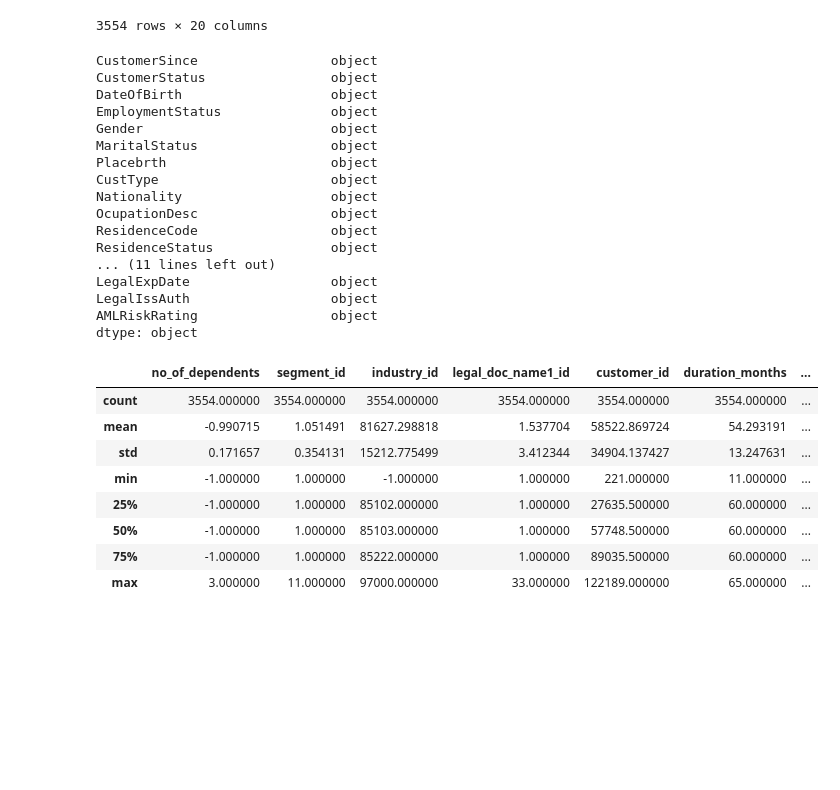
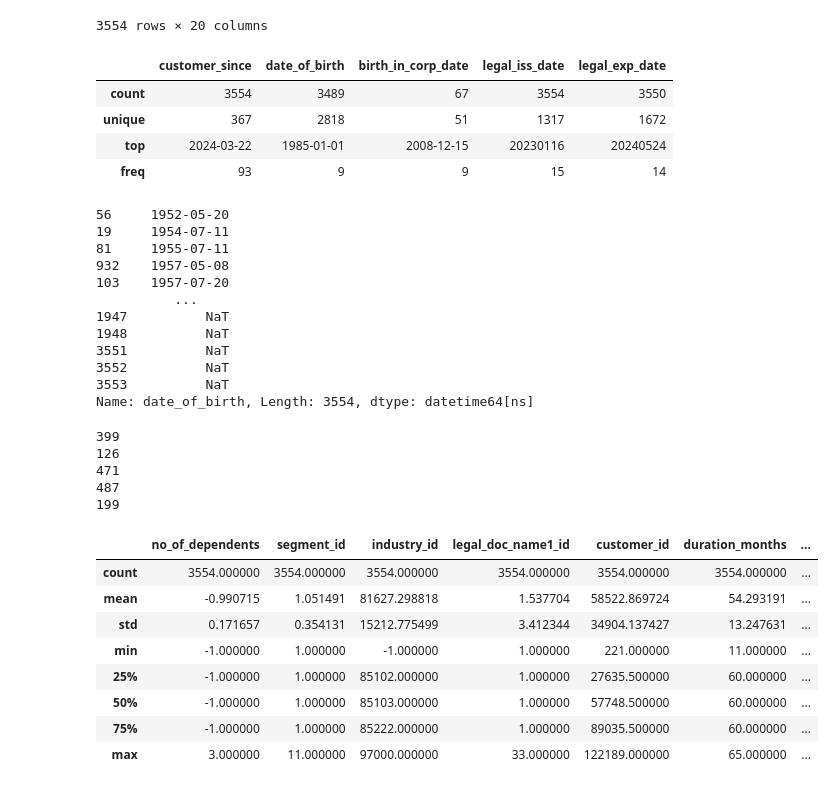
Before and after one commit to vilmanorja/MLOps_project, a Jupyter notebook: notebooks/expectations_cleaned_data.ipynb, the cells around one changed output. Drawn from its saved outputs; the diff is of its cells as text; code cells hidden in the pictures; blank space fills up the shorter version.

```diff
--- a/notebooks/expectations_cleaned_data.ipynb
+++ b/notebooks/expectations_cleaned_data.ipynb
@@ -41,26 +41,6 @@ features
 | 3552 | 82824 | Leasing | 5932670.67 | 24 | 25.0 | Monthly | ... |
 | 3553 | 98280 | Leasing | 1450000.00 | 36 | 37.0 | Monthly | ... |
 3554 rows × 20 columns
-# %%
-df.select_dtypes(exclude='number').dtypes
-# %% [output]
-CustomerSince                 object
-CustomerStatus                object
-DateOfBirth                   object
-EmploymentStatus              object
-Gender                        object
-MaritalStatus                 object
-Placebrth                     object
-CustType                      object
-Nationality                   object
-OcupationDesc                 object
-ResidenceCode                 object
-ResidenceStatus               object
-... (11 lines left out)
-LegalExpDate                  object
-LegalIssAuth                  object
-AMLRiskRating                 object
-dtype: object
 # %%
 df = pd.merge(df, features, left_on='NewId', right_on='CustomerId', how='right')
 df = df.drop(columns=['NewId'])
@@ -73,6 +53,38 @@ for c in ['NoOfDependents', 'SegmentId', 'IndustryId', 'LegalDocName1Id', 'Custo
 df.columns = [re.sub(r'(?<!^)(?=[A-Z])', '_', col).lower() for col in df.columns]
 df.columns = df.columns.str.replace('.', '', regex=False)
 df.columns = df.columns.str.replace('__', '_', regex=False)
+# %%
+df[['customer_since', 'date_of_birth', 'birth_in_corp_date', 'legal_iss_date', 'legal_exp_date']].describe()
+# %% [output]
+|  | customer_since | date_of_birth | birth_in_corp_date | legal_iss_date | legal_exp_date |
+| count | 3554 | 3489 | 67 | 3554 | 3550 |
+| unique | 367 | 2818 | 51 | 1317 | 1672 |
+| top | 2024-03-22 | 1985-01-01 | 2008-12-15 | 20230116 | 20240524 |
+| freq | 93 | 9 | 9 | 15 | 14 |
+# %%
+pd.to_datetime(df.date_of_birth).sort_values()
+# %% [output]
+56     1952-05-20
+19     1954-07-11
+81     1955-07-11
+932    1957-05-08
+103    1957-07-20
+          ...
+1947          NaT
+1948          NaT
+3551          NaT
+3552          NaT
+3553          NaT
+Name: date_of_birth, Length: 3554, dtype: datetime64[ns]
+# %%
+for i in ['placebrth', 'ocupation_desc', 'town_country', 'district', 'legal_iss_auth']:
+    print(df[i].nunique())
+# %% [output]
+399
+126
+471
+487
+199
 # %%
 df.select_dtypes('int64').describe()
 # %% [output]
```
Also changed, not shown: parts of 2 cells of this notebook, 2 other files.
